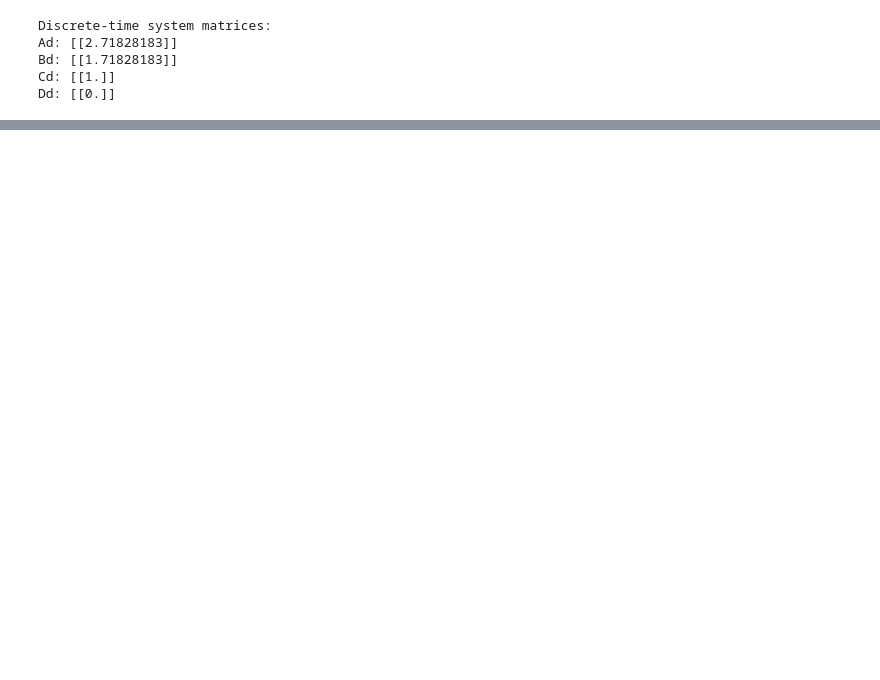
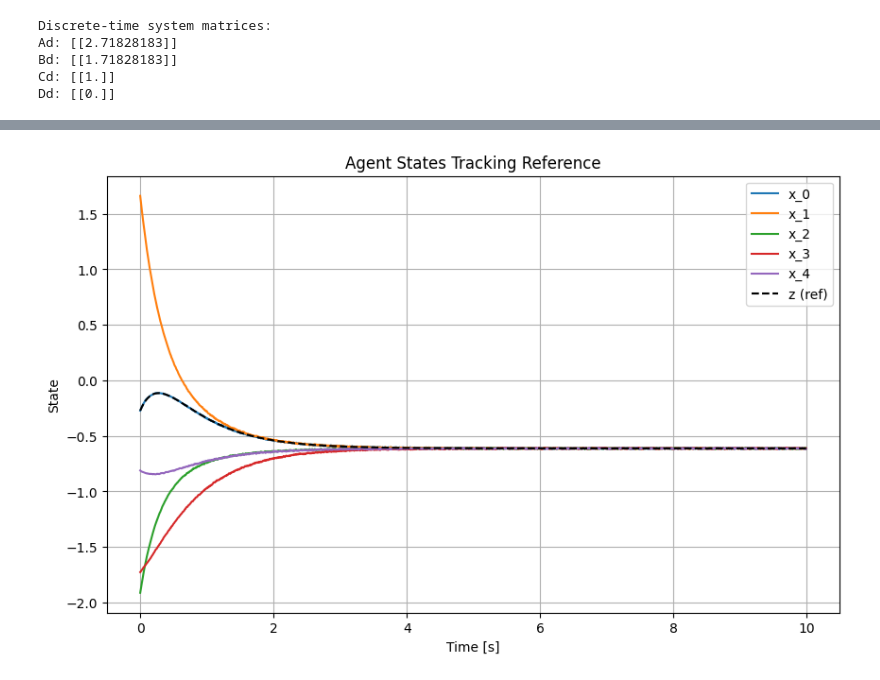
Before and after one commit to juanpiLorca/consensus-node, a Jupyter notebook: consensus.ipynb, the cells around one changed output, grey strips where cells are left out. Saved outputs shown, nothing was run; the diff lists cells and outputs as text; code cells hidden in the pictures; blank space fills up the shorter version.

```diff
--- a/consensus.ipynb
+++ b/consensus.ipynb
@@ -176,0 +187,92 @@ plt.show()
+# %%
+# Simulation parameters
+T = 10.0
+dt = 0.01
+time = np.arange(0, T, dt)
+n_agents = 5
+
+# Adaptive gain parameters
+gamma = 0.5  # NEW: gain for theta adaptation rate
+small_error_timer = np.zeros(n_agents)
+freeze_threshold = 0.01  # error threshold
+freeze_time = 1.0        # seconds of small error before freezing
+freeze_steps = int(freeze_time / dt)
+
+# Graph (Laplacian for a ring network)
+L = np.zeros((n_agents, n_agents))
+for i in range(n_agents):
+    L[i, i] = 2
+    L[i, (i + 1) % n_agents] = -1
+    L[i, (i - 1) % n_agents] = -1
+
+# Initialization
+x = np.random.uniform(-2, 2, (n_agents, len(time)))  # states
+z = np.copy(x)                                       # reference
+theta = np.zeros((n_agents, len(time)))              # adaptive gain
+sigma = np.zeros((n_agents, len(time)))              # tracking error
+
+# Disturbance
+nu = 0.5 * (np.random.rand(n_agents, len(time)) - 0.5)  # bounded unknown input
+
+# Adaptive control simulation
+theta_max = 10.0
+for k in range(len(time) - 1):
+    # Reference dynamics
+    v = -L @ z[:, k]
+    g = v  # Assuming g_i(z_i, v_i) = v_i
+    z[:, k + 1] = z[:, k] + dt * g
+
+for k in range(len(time) - 1):
+    # Reference dynamics
+    v = -L @ z[:, k]
+    g = v
+    z[:, k + 1] = z[:, k] + dt * g
+
+    # Compute sigma and gradient
+    sigma[:, k] = x[:, k] - z[:, k]
+    grad = np.sign(sigma[:, k])
+
+    # Update adaptive gain theta with new gamma parameter
+    dtheta = np.zeros(n_agents)
+    for i in range(n_agents):
+        if np.abs(sigma[i, k]) > freeze_threshold:
+            small_error_timer[i] = 0  # reset timer
+            dtheta[i] = gamma * 1.0  # NEW: multiplied by gamma
+        else:
+            small_error_timer[i] += 1
+            if small_error_timer[i] < freeze_steps:
+                dtheta[i] = gamma * 1.0  # NEW: multiplied by gamma
+            else:
+                dtheta[i] = 0.0  # freeze gain
+
+    theta[:, k + 1] = theta[:, k] + dt * dtheta
+    theta[:, k + 1] = np.clip(theta[:, k + 1], 0, theta_max)
+
+    # Control input
+    u = g - theta[:, k] * grad
+    x[:, k + 1] = x[:, k] + dt * (u + nu[:, k])
+
+# Plotting results
+plt.figure(figsize=(10, 6))
+for i in range(n_agents):
+    plt.plot(time, x[i], label=f"x_{i}")
+plt.plot(time, z[0], 'k--', label="z (ref)")
+plt.title("Agent States Tracking Reference")
+plt.xlabel("Time [s]")
+plt.ylabel("State")
+plt.legend()
+plt.grid()
+
+plt.figure(figsize=(10, 4))
+for i in range(n_agents):
+    plt.plot(time, theta[i], label=f"theta_{i}")
+plt.title("Adaptive Gains θ_i (γ = {})".format(gamma))  # NEW: show gamma value
+plt.xlabel("Time [s]")
+plt.ylabel("θ")
+plt.legend()
+plt.grid()
+
+plt.tight_layout()
+plt.show()
+# %% [output]
+[figure, added]
```
Also changed, not shown: parts of 2 cells of this notebook, 3 other files.
